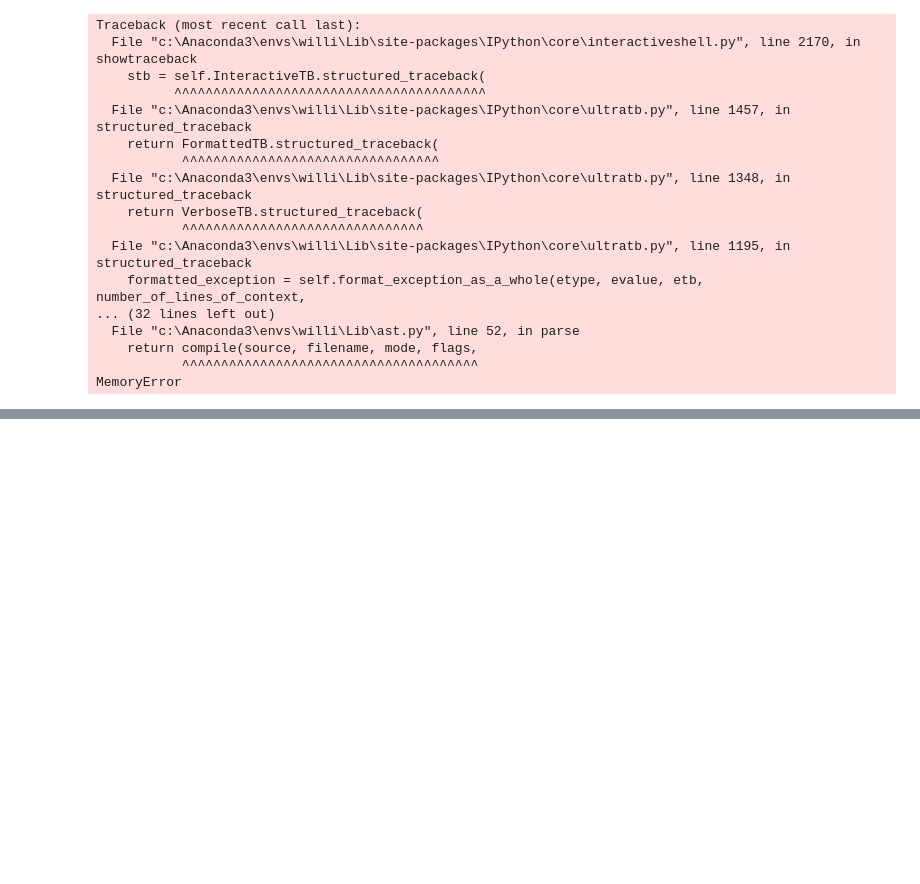
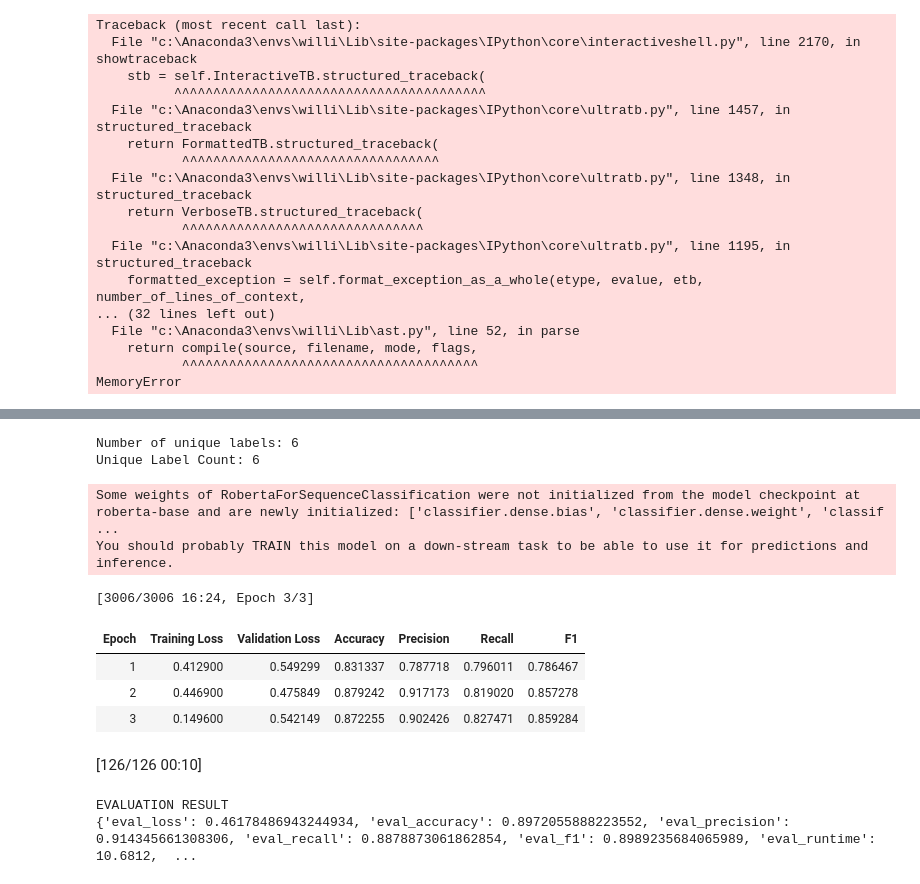
Before and after one commit to wllchrst/prethesis-experiments, a Jupyter notebook: Experiments/January17th/supervised_learning_experiments.ipynb, the cells around one changed output, grey strips where cells are left out. Cells and saved outputs as stored; diff of their text form; code cells hidden in the pictures; blank space fills up the shorter version.

```diff
--- a/Experiments/January17th/supervised_learning_experiments.ipynb
+++ b/Experiments/January17th/supervised_learning_experiments.ipynb
@@ -689,0 +813,23 @@ MemoryError
+# %%
+kaggle_loader_settings = DataLoaderSettings(
+    dataset_link=KAGGLE_DATASET,
+    hf_dataset=False,
+    keys=[],
+    label_col='label',
+    text_col='text'
+)
+
+kaggle_dataset_setting = DatasetSettings(
+    label_col='label',
+    text_col='text',
+    tokenizer_link=ROBERTA_BASE
+)
+
+kaggle_loader = DataLoader(loader_settings=kaggle_loader_settings)
+
+kaggle_dataset = CustomDataset(
+    data_loader=kaggle_loader,
+    dataset_settings=kaggle_dataset_setting,
+)
+
+training_information = TrainingInformation(pretrained_model=ROBERTA_BASE)
@@ -689,0 +845,15 @@ MemoryError
+# %%
+train_model(kaggle_dataset, training_information)
+# %% [output]
+Number of unique labels: 6
+Unique Label Count: 6
+Some weights of RobertaForSequenceClassification were not initialized from the model checkpoint at roberta-base and are newly initialized: ['classifier.dense.bias', 'classifier.dense.weight', 'classif ...
+You should probably TRAIN this model on a down-stream task to be able to use it for predictions and inference.
+[3006/3006 16:24, Epoch 3/3]
+| Epoch | Training Loss | Validation Loss | Accuracy | Precision | Recall | F1 |
+| 1 | 0.412900 | 0.549299 | 0.831337 | 0.787718 | 0.796011 | 0.786467 |
+| 2 | 0.446900 | 0.475849 | 0.879242 | 0.917173 | 0.819020 | 0.857278 |
+| 3 | 0.149600 | 0.542149 | 0.872255 | 0.902426 | 0.827471 | 0.859284 |
+[126/126 00:10]
+EVALUATION RESULT
+{'eval_loss': 0.46178486943244934, 'eval_accuracy': 0.8972055888223552, 'eval_precision': 0.914345661308306, 'eval_recall': 0.8878873061862854, 'eval_f1': 0.8989235684065989, 'eval_runtime': 10.6812,  ...
```
Also changed, not shown: parts of 26 cells of this notebook.
